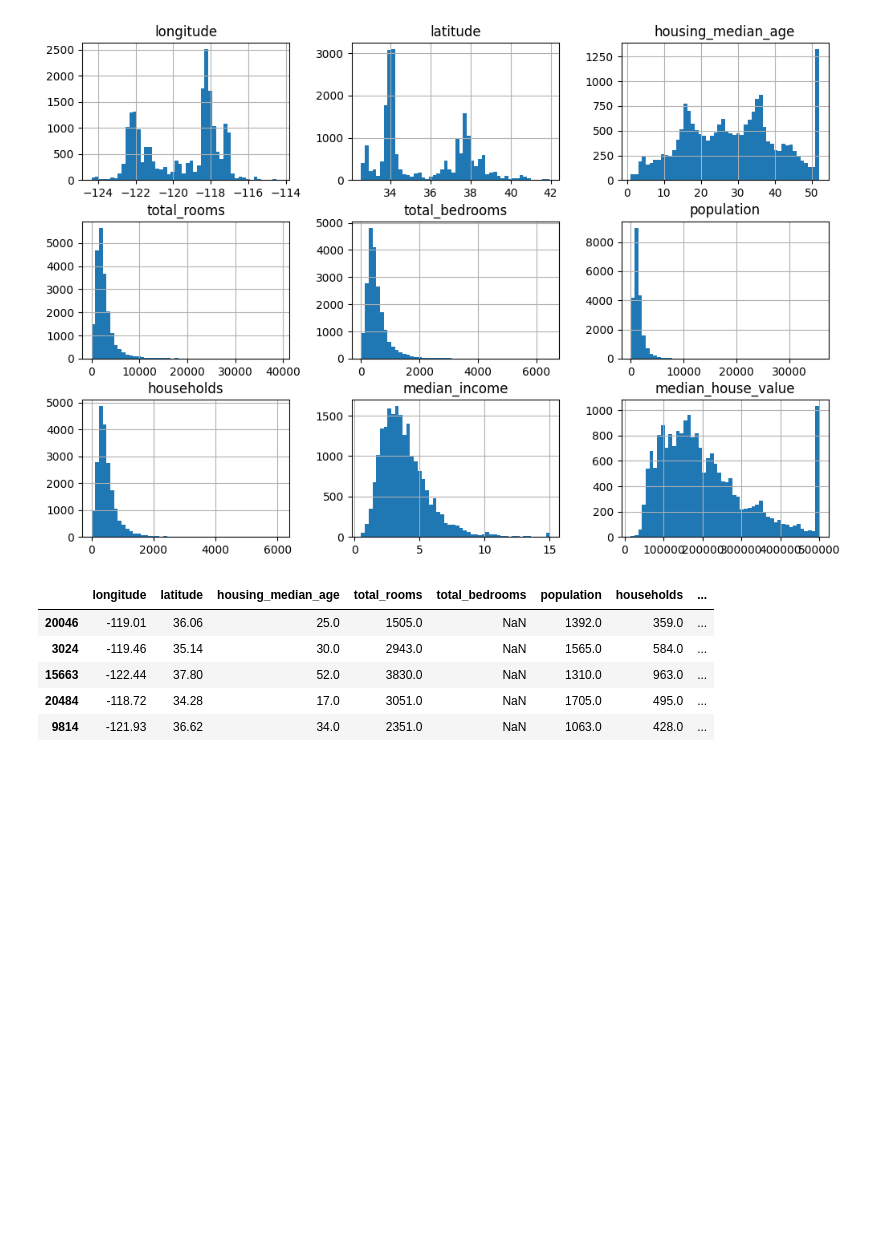
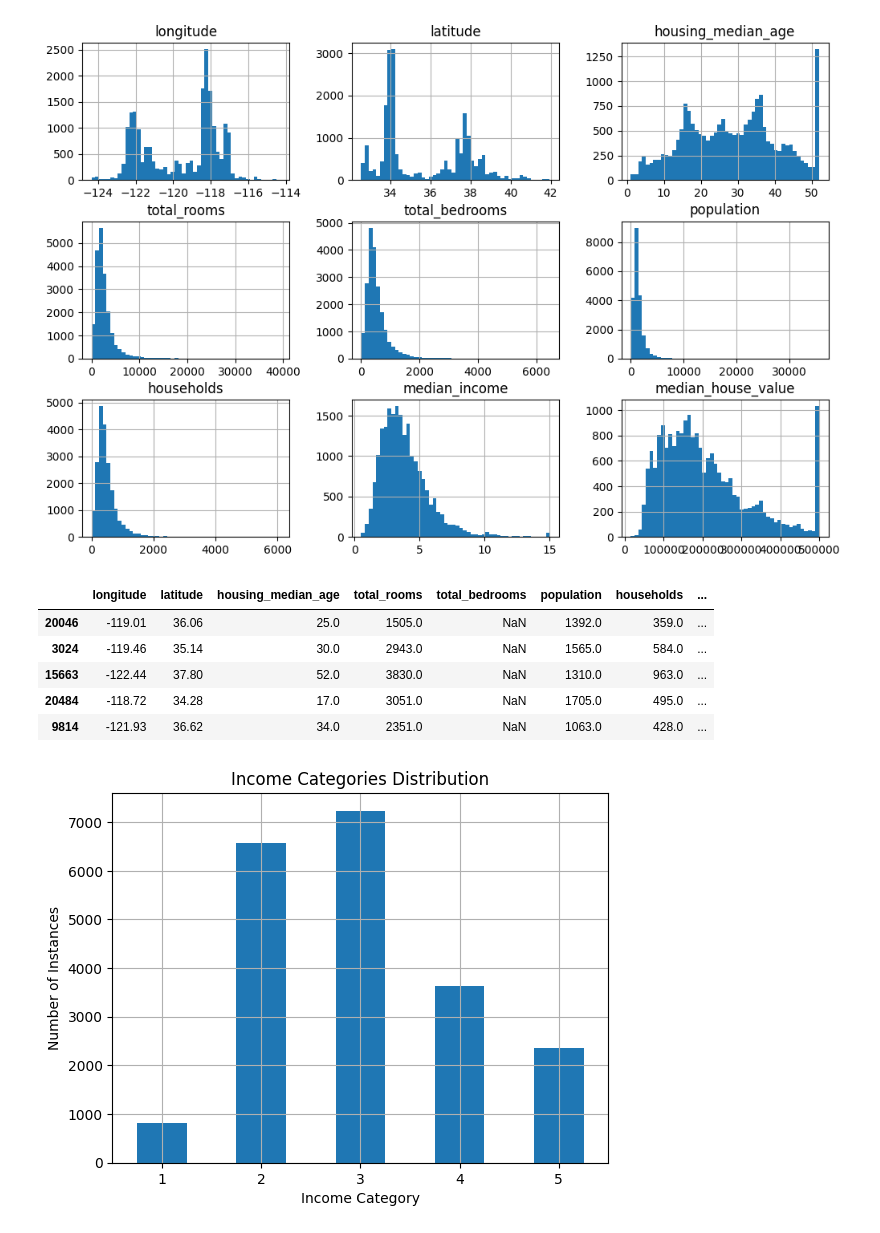
Before and after one commit to Abhiraj2501/MetricPoint, a Jupyter notebook: Creating-a-Test-Set.ipynb, the cells around one changed output. Drawn from its saved outputs; the diff is of its cells as text; code cells hidden in the pictures; blank space fills up the shorter version.

```diff
--- a/Creating-a-Test-Set.ipynb
+++ b/Creating-a-Test-Set.ipynb
@@ -102,8 +102,10 @@ test.head()
 | 9814 | -121.93 | 36.62 | 34.0 | 2351.0 | NaN | 1063.0 | 428.0 | ... |
 # %%
 import matplotlib.pyplot as plt
-data["income_cat"].value_counts().sort_index().plot.bar(rot=0, grid=True)
+df["income_cat"].value_counts().sort_index().plot.bar(rot=0, grid=True)
 plt.title("Income Categories Distribution")
 plt.xlabel("Income Category")
 plt.ylabel("Number of Instances")
 plt.show()
+# %% [output]
+[figure, added]
```
